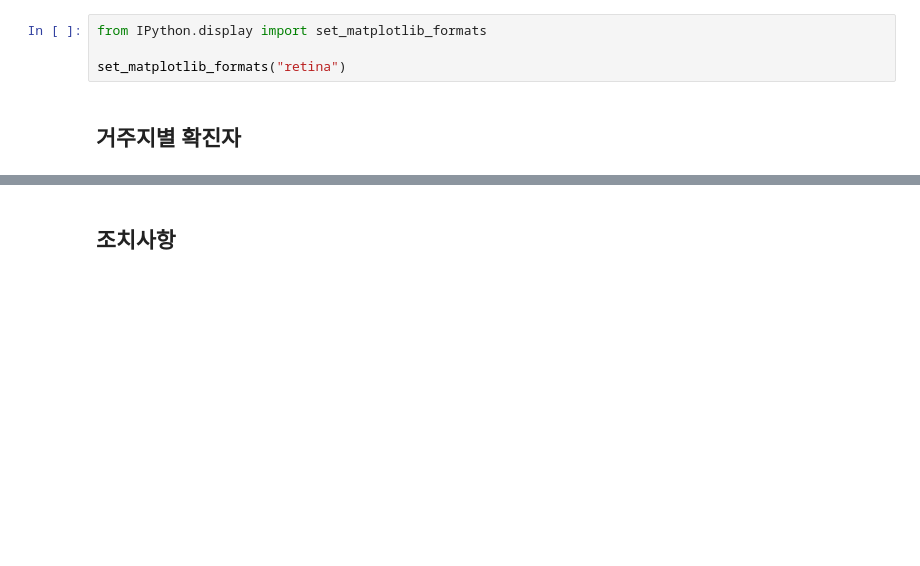
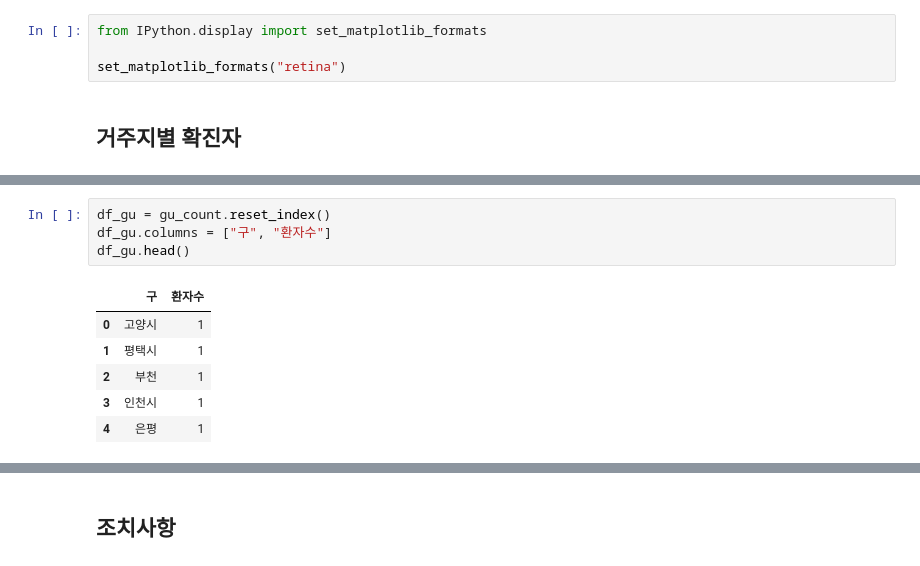
Before and after one commit to corazzon/COVID-19-eda, a Jupyter notebook: 06-seoul-covid-19-eda.ipynb, the cells around one changed output, grey strips where cells are left out. Drawn from its saved outputs; the diff is of its cells as text; blank space fills up the shorter version.

```diff
--- a/06-seoul-covid-19-eda.ipynb
+++ b/06-seoul-covid-19-eda.ipynb
@@ -49,0 +69,11 @@ df["거주지"].value_counts().sort_values().plot.barh(figsize=(10, 10))
+# %%
+df_gu = gu_count.reset_index()
+df_gu.columns = ["구", "환자수"]
+df_gu.head()
+# %% [output]
+|  | 구 | 환자수 |
+| 0 | 고양시 | 1 |
+| 1 | 평택시 | 1 |
+| 2 | 부천 | 1 |
+| 3 | 인천시 | 1 |
+| 4 | 은평 | 1 |
```
Also changed, not shown: parts of 22 cells of this notebook.
